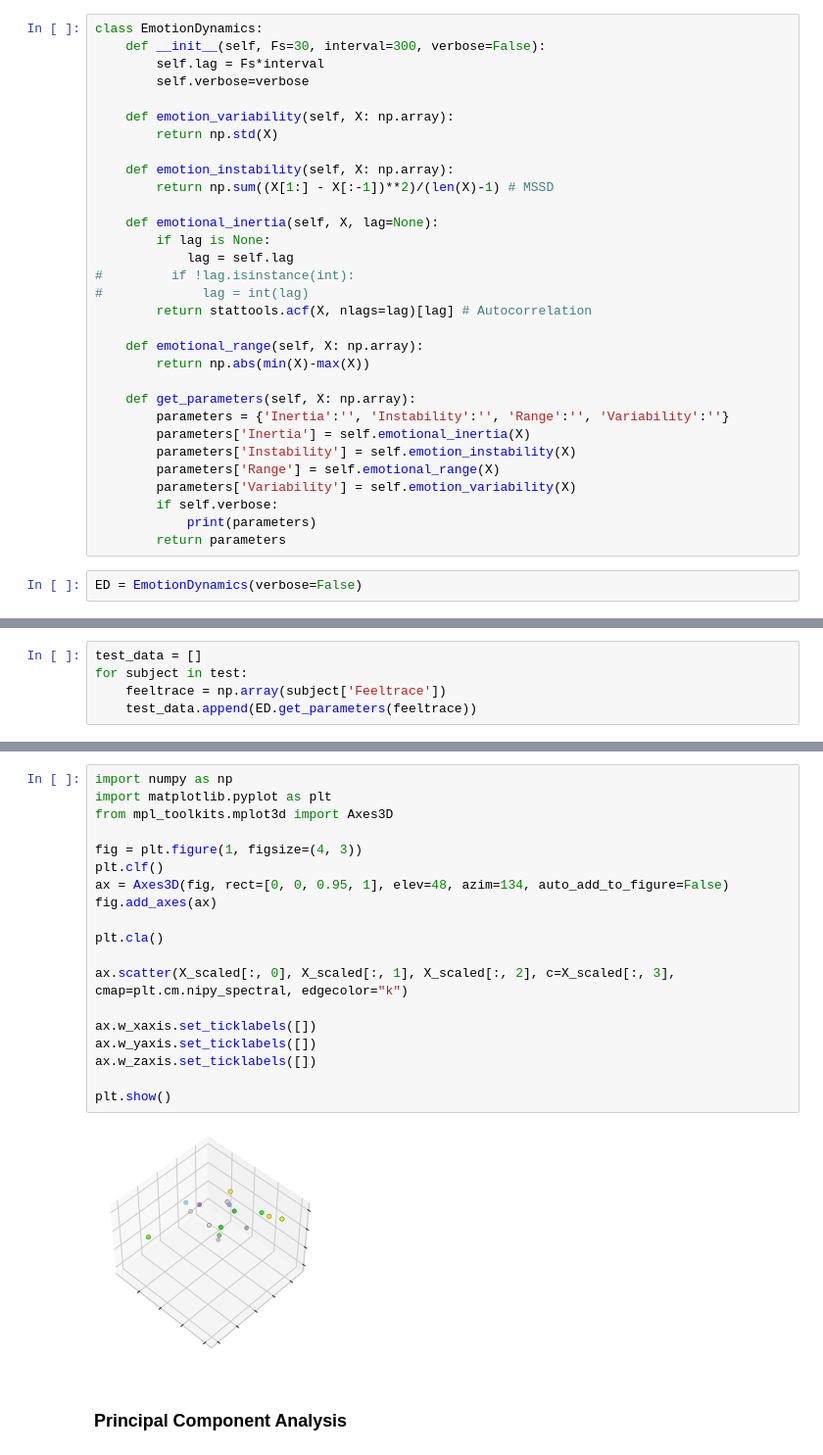
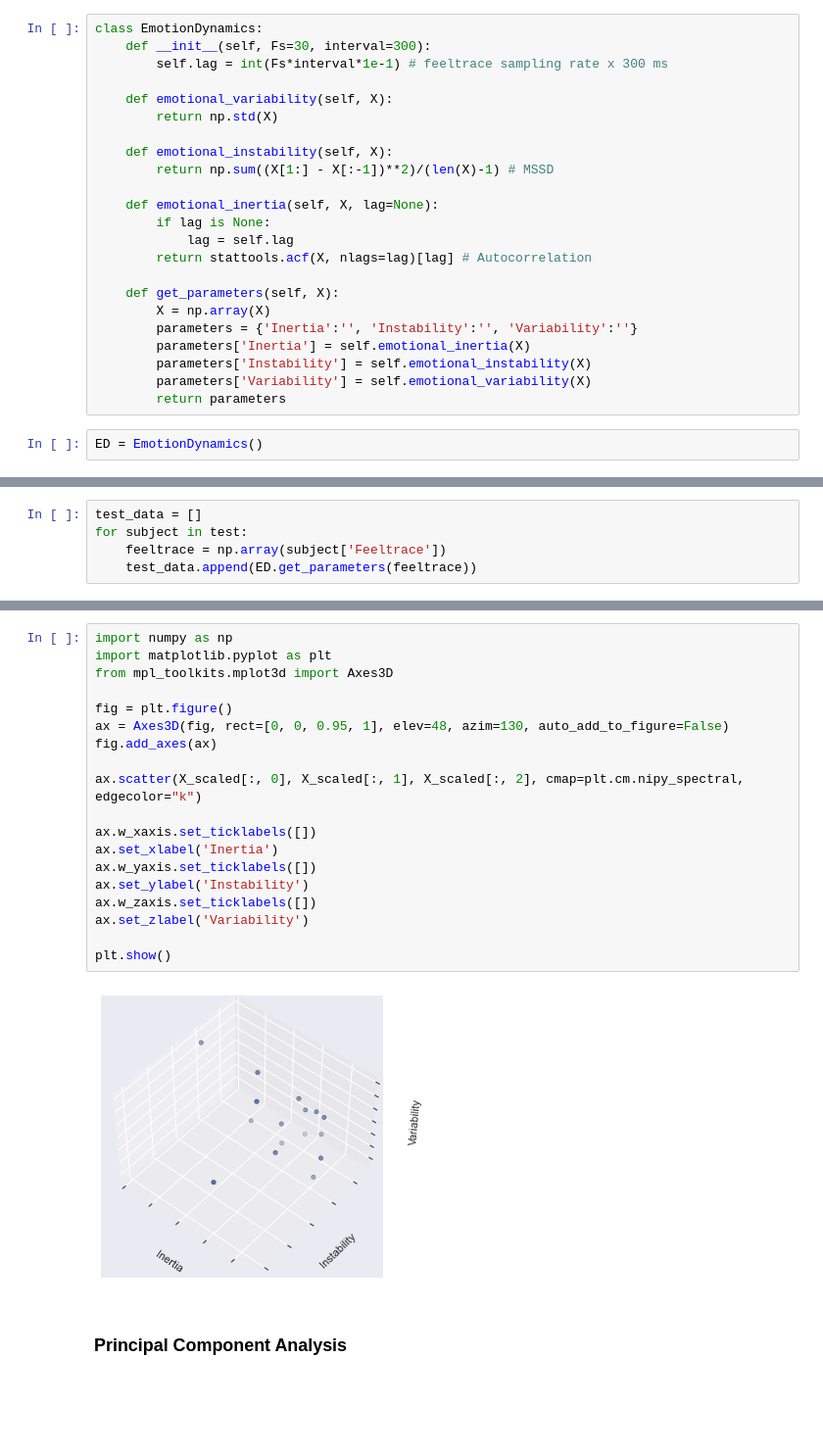
Before and after one commit to rubiarg/emotion-transitions, a Jupyter notebook: feeltrace-clustering.ipynb, the cells around one changed output, grey strips where cells are left out. Shown at 98% size. Saved outputs shown, nothing was run; the diff lists cells and outputs as text; blank space fills up the shorter version.

```diff
--- a/feeltrace-clustering.ipynb
+++ b/feeltrace-clustering.ipynb
@@ -57,36 +65,28 @@ Refer to _Houben M, Van Den Noortgate W, Kuppens P. The relation between short-t
 # %%
 class EmotionDynamics:
-    def __init__(self, Fs=30, interval=300, verbose=False):
-        self.lag = Fs*interval
-        self.verbose=verbose
+    def __init__(self, Fs=30, interval=300):
+        self.lag = int(Fs*interval*1e-1) # feeltrace sampling rate x 300 ms
 
-    def emotion_variability(self, X: np.array):
+    def emotional_variability(self, X):
         return np.std(X)
 
-    def emotion_instability(self, X: np.array):
+    def emotional_instability(self, X):
         return np.sum((X[1:] - X[:-1])**2)/(len(X)-1) # MSSD
 
     def emotional_inertia(self, X, lag=None):
         if lag is None:
             lag = self.lag
-#         if !lag.isinstance(int):
-#             lag = int(lag)
         return stattools.acf(X, nlags=lag)[lag] # Autocorrelation
 
-    def emotional_range(self, X: np.array):
-        return np.abs(min(X)-max(X))
-
-    def get_parameters(self, X: np.array):
-        parameters = {'Inertia':'', 'Instability':'', 'Range':'', 'Variability':''}
+    def get_parameters(self, X):
+        X = np.array(X)
+        parameters = {'Inertia':'', 'Instability':'', 'Variability':''}
         parameters['Inertia'] = self.emotional_inertia(X)
-        parameters['Instability'] = self.emotion_instability(X)
-        parameters['Range'] = self.emotional_range(X)
-        parameters['Variability'] = self.emotion_variability(X)
-        if self.verbose:
-            print(parameters)
+        parameters['Instability'] = self.emotional_instability(X)
+        parameters['Variability'] = self.emotional_variability(X)
         return parameters
 # %%
-ED = EmotionDynamics(verbose=False)
+ED = EmotionDynamics()
 # %%
 ED.get_parameters(train[1]['Feeltrace'])
 # %% [output]
@@ -150,24 +154,24 @@ sns.pairplot(X)
 # %%
 import numpy as np
 import matplotlib.pyplot as plt
 from mpl_toolkits.mplot3d import Axes3D
 
-fig = plt.figure(1, figsize=(4, 3))
-plt.clf()
-ax = Axes3D(fig, rect=[0, 0, 0.95, 1], elev=48, azim=134, auto_add_to_figure=False)
+fig = plt.figure()
+ax = Axes3D(fig, rect=[0, 0, 0.95, 1], elev=48, azim=130, auto_add_to_figure=False)
 fig.add_axes(ax)
 
-plt.cla()
-
-ax.scatter(X_scaled[:, 0], X_scaled[:, 1], X_scaled[:, 2], c=X_scaled[:, 3], cmap=plt.cm.nipy_spectral, edgecolor="k")
+ax.scatter(X_scaled[:, 0], X_scaled[:, 1], X_scaled[:, 2], cmap=plt.cm.nipy_spectral, edgecolor="k")
 
 ax.w_xaxis.set_ticklabels([])
+ax.set_xlabel('Inertia')
 ax.w_yaxis.set_ticklabels([])
+ax.set_ylabel('Instability')
 ax.w_zaxis.set_ticklabels([])
+ax.set_zlabel('Variability')
 
 plt.show()
 # %% [output]
-[figure, old version]
+[figure, new version]
 # %% [markdown]
 ### Principal Component Analysis
 # %%
```
Also changed, not shown: parts of 16 cells of this notebook, 2 other files.
